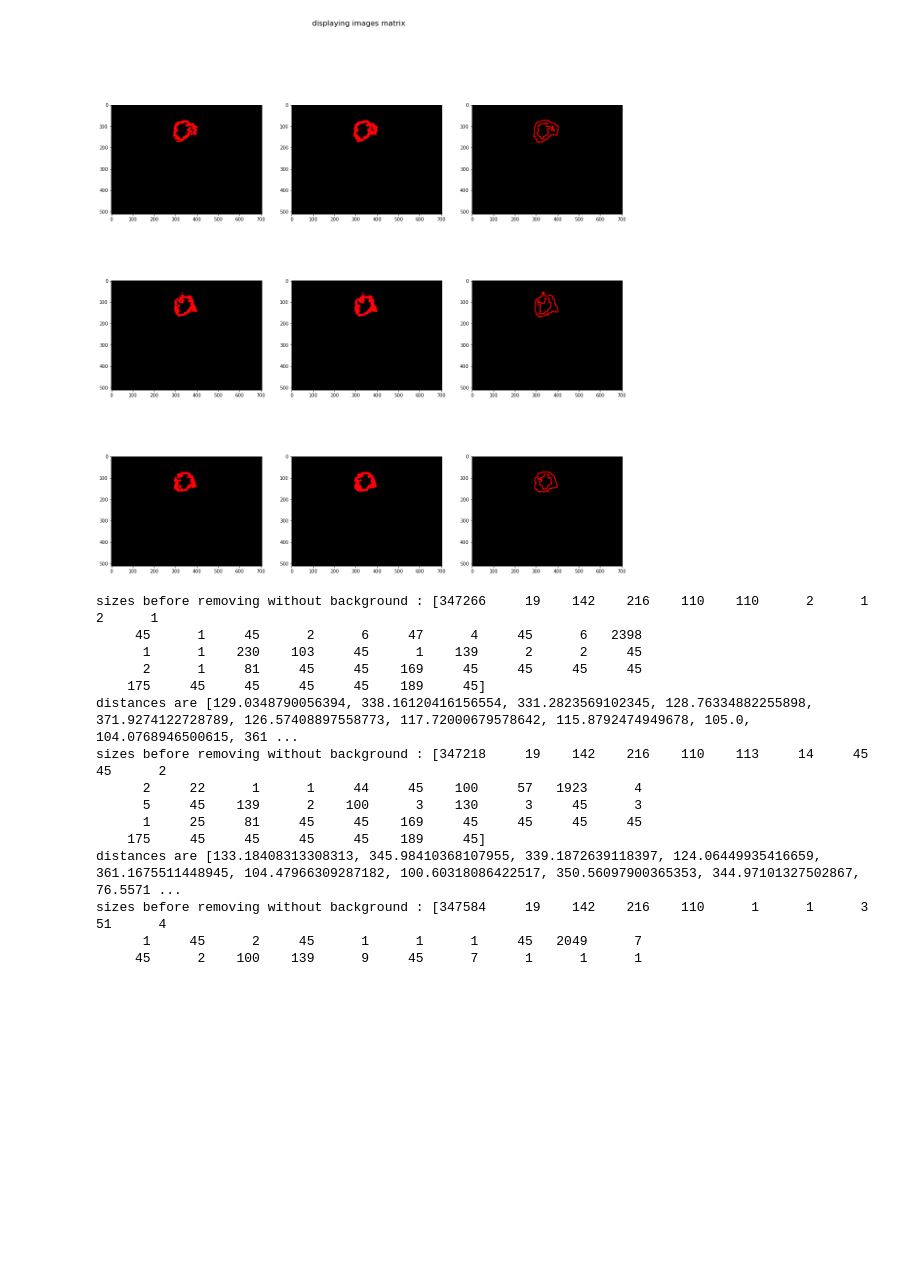
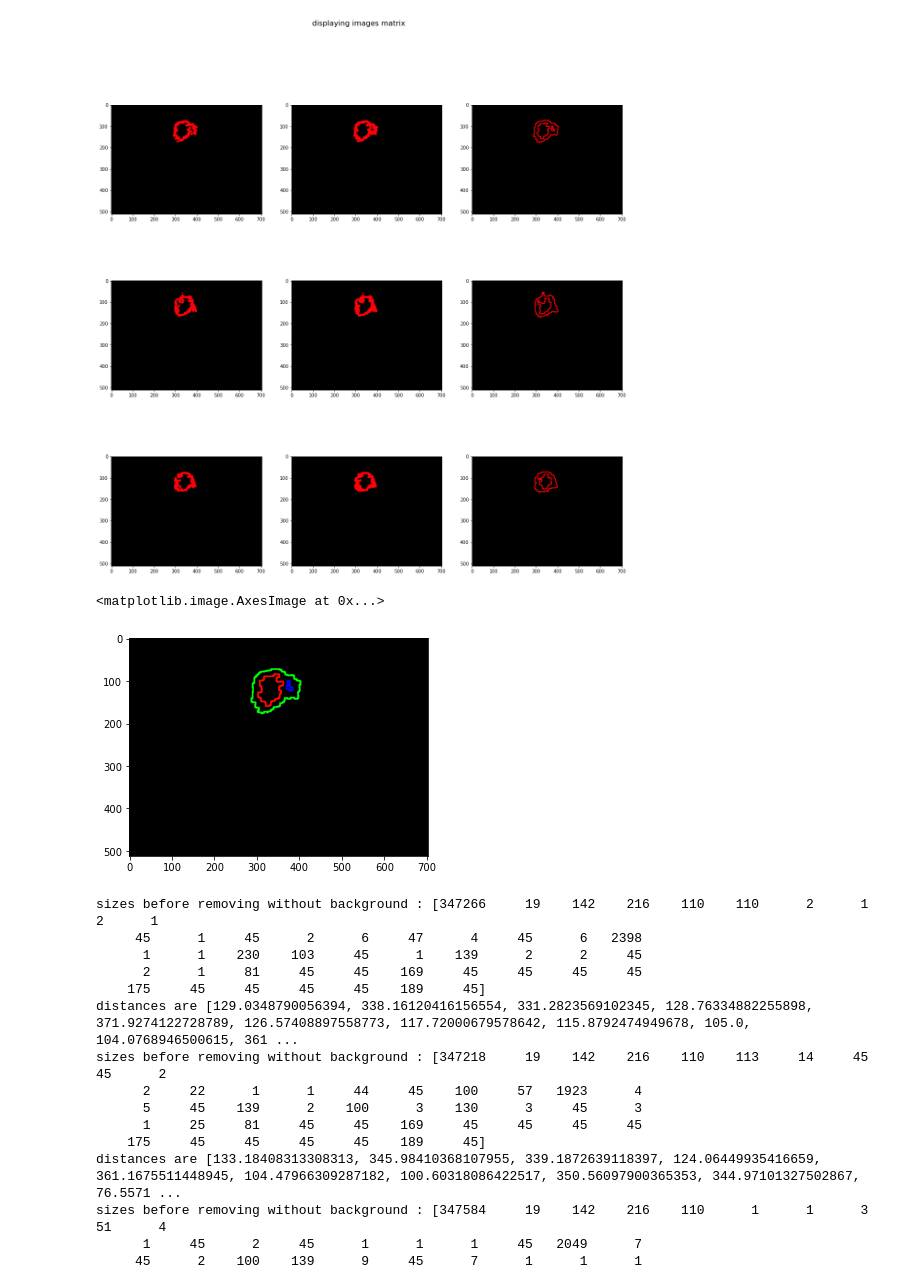
Before and after one commit to yousraBRK/Vesicule_Segmentation_with_ContourRegularisation, a Jupyter notebook: Code.ipynb, the cells around one changed output. Drawn from its saved outputs; the diff is of its cells as text; code cells hidden in the pictures; blank space fills up the shorter version.

Commit message:
process morphological gradient

```diff
--- a/Code.ipynb
+++ b/Code.ipynb
@@ -343,6 +345,21 @@ distances are [70.61161377563892, 82.80096617793781, 11.180339887498949, 98.1121
 the was  6 labels and the bacame 2 labels
 2
 [figure]
+# %%
+#process morphological gradient
+morph_gradient = final_images[2]
+grey_gradient=cv2.cvtColor(morph_gradient,cv2.COLOR_BGR2GRAY)
+plt.imshow(grey_gradient,cmap="gray")
+
+nb_labels, labels_im, stats, centroids = cv2.connectedComponentsWithStats(grey_gradient,connectivity=8)
+labeled_img=display_components(labels_im)
+plt.imshow(labeled_img)
+
+#binary_gradient=cv2.adaptiveThreshold(grey_gradient,255,cv2.ADAPTIVE_THRESH_GAUSSIAN_C,cv2.THRESH_BINARY,3,4)
+#plt.imshow(binary_gradient,cmap="gray")
+# %% [output]
+<matplotlib.image.AxesImage at 0x...>
+[figure, added]
 # %%
 Method 1 ://///////////////////////////////////////////////////////////////////////////////////////////////
 # %%
```
Also changed, not shown: parts of 1 cell of this notebook.
